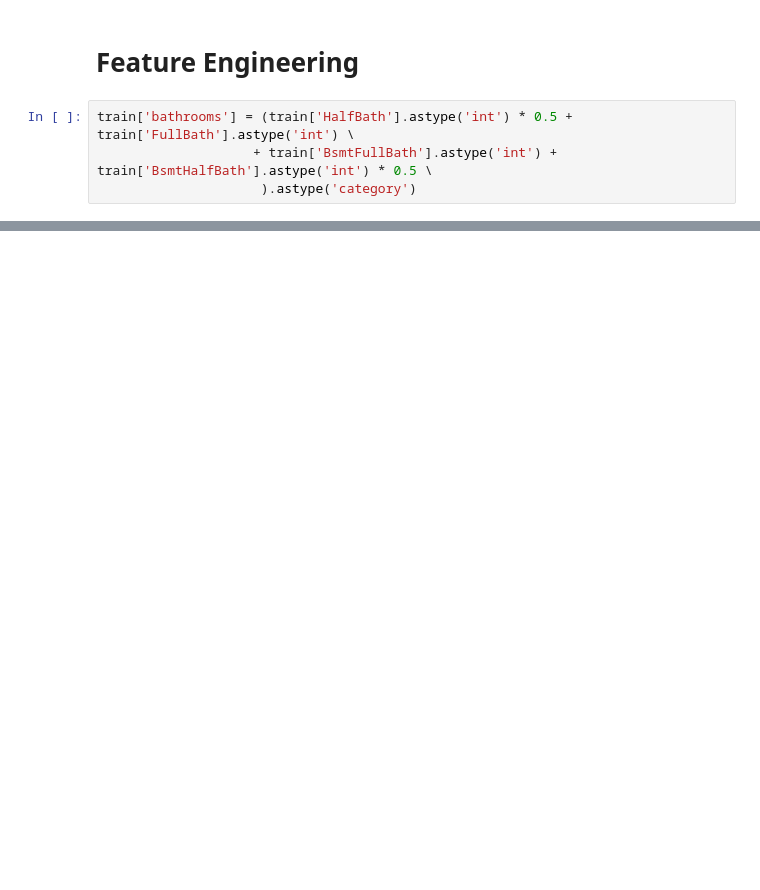
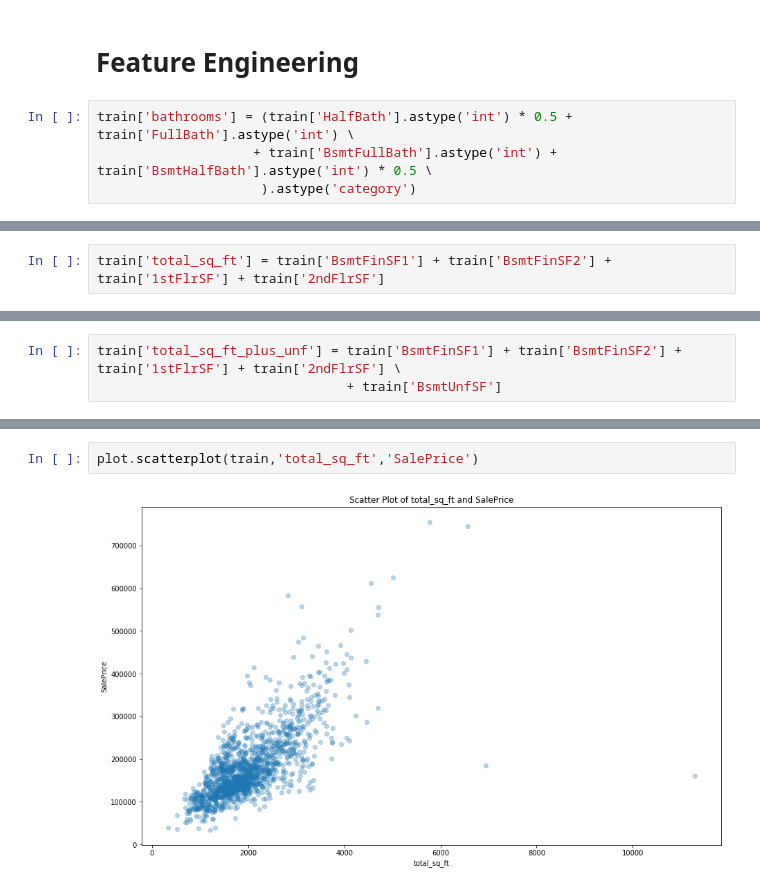
Before and after one commit to matthewcassi/kaggle_competitions, a Jupyter notebook: house_prices/initial_eda.ipynb, the cells around one changed output, grey strips where cells are left out. Drawn from its saved outputs; the diff is of its cells as text; blank space fills up the shorter version.

```diff
--- a/house_prices/initial_eda.ipynb
+++ b/house_prices/initial_eda.ipynb
@@ -236,0 +281,2 @@ plot.bar_box(train,'bathrooms','SalePrice')
+# %%
+train['total_sq_ft'] = train['BsmtFinSF1'] + train['BsmtFinSF2'] + train['1stFlrSF'] + train['2ndFlrSF']
@@ -236,0 +292,3 @@ plot.bar_box(train,'bathrooms','SalePrice')
+# %%
+train['total_sq_ft_plus_unf'] = train['BsmtFinSF1'] + train['BsmtFinSF2'] + train['1stFlrSF'] + train['2ndFlrSF'] \
+                                + train['BsmtUnfSF']
@@ -236,0 +312,4 @@ plot.bar_box(train,'bathrooms','SalePrice')
+# %%
+plot.scatterplot(train,'total_sq_ft','SalePrice')
+# %% [output]
+[figure, added]
```
Also changed, not shown: parts of 24 cells of this notebook.
